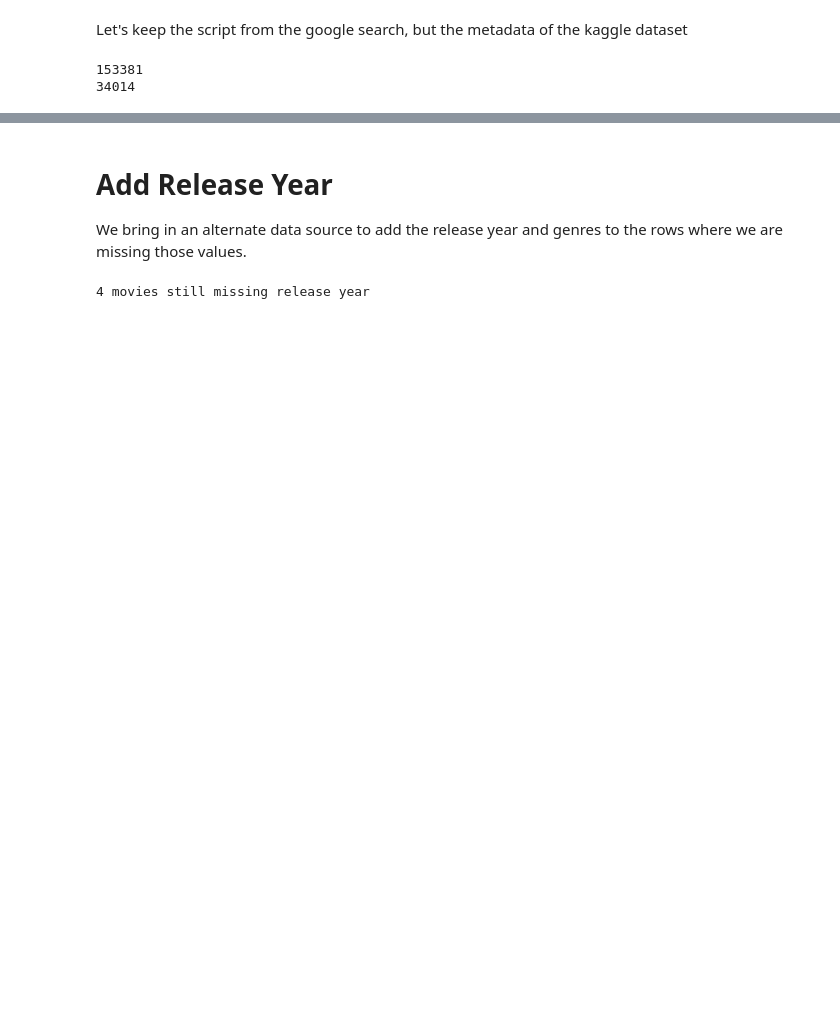
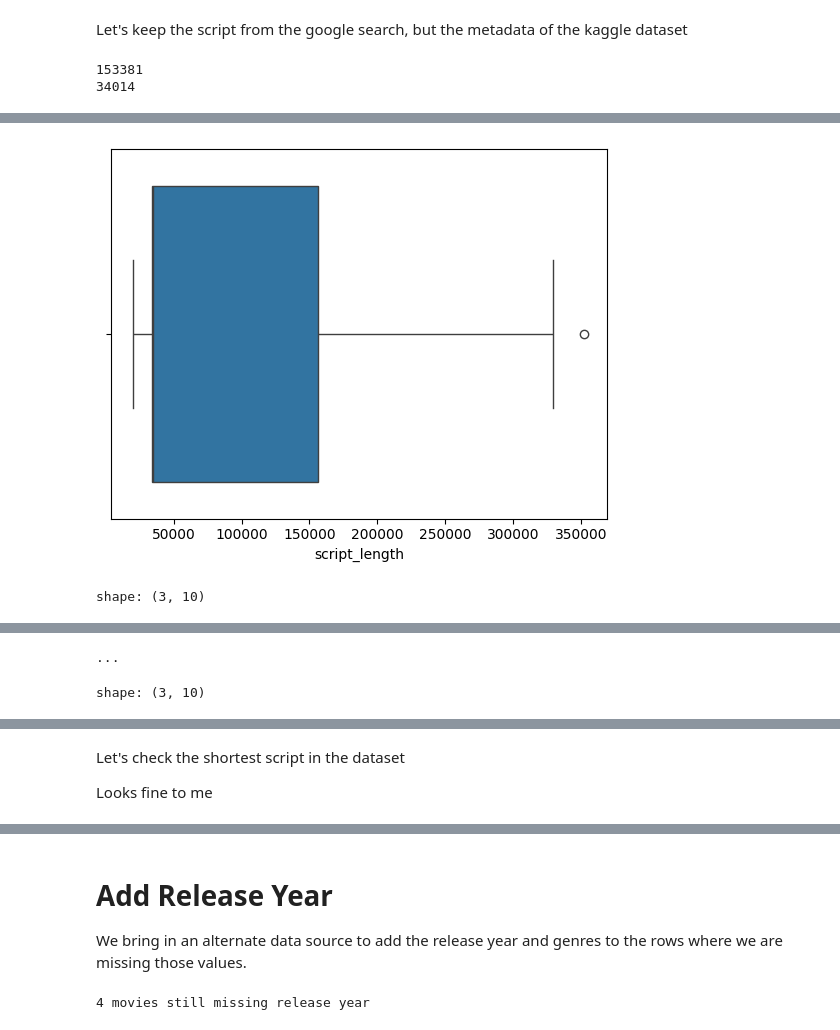
Before and after one commit to award96/Movie-Script-Vector-Search, a Jupyter notebook: add-scripts-to-dataset.ipynb, the cells around one changed output, grey strips where cells are left out. Cells and saved outputs as stored; diff of their text form; code cells hidden in the pictures; blank space fills up the shorter version.

```diff
--- a/add-scripts-to-dataset.ipynb
+++ b/add-scripts-to-dataset.ipynb
@@ -227,15 +71,0 @@ Counter({'.': 9322,
-# %%
-rare_chars_regex = r'[^A-Za-zÀ-ÖØ-öø-ÿ0-9\s\.\,\;\'\"\-\_\(\)]'
-
-add = add.with_columns(
-    pl.col("script").str.count_matches(rare_chars_regex)
-    .alias("number_rare_chars")
-)
-
-sns.boxplot(
-    x = add["number_rare_chars"]
-)
-plt.show()
-
-add.with_row_index().sort("number_rare_chars", descending=True)\
-    .head()
@@ -340,10 +111,7 @@ df_dropped = df.drop(pl.col(
     dataset = pl.lit("https://www.kaggle.com/datasets/prasad22/the-internet-movie-script-dataset")
 )
 add_out = add.drop(pl.col(
-    "filepath",
-    "script_length",
-    "number_non_alphanumeric_chars",
-    "number_rare_chars"
+    "filepath"
 )).with_columns(
     writers = pl.lit(None).cast(pl.String),
     genre = pl.lit(None).cast(pl.String),
@@ -398,0 +173,20 @@ dfout = dfout.filter(pl.col("index") != 21).drop(pl.col("index")).with_row_index
+# %%
+# is the script a strange length?
+dfout = dfout.with_columns(
+    pl.col("script").str.len_chars().alias("script_length")
+)
+sns.boxplot(
+    x = dfout["script_length"]
+)
+plt.show()
+
+display(
+    dfout.sort("script_length").head(3)
+)
+print("...")
+display(
+    dfout.sort("script_length").tail(3)
+)
+# %% [output]
+[figure, added]
+shape: (3, 10)
@@ -398,0 +198,2 @@ dfout = dfout.filter(pl.col("index") != 21).drop(pl.col("index")).with_row_index
+...
+shape: (3, 10)
@@ -398,0 +205,4 @@ dfout = dfout.filter(pl.col("index") != 21).drop(pl.col("index")).with_row_index
+# %% [markdown]
+Let's check the shortest script in the dataset
+
+Looks fine to me
```
Also changed, not shown: parts of 56 cells of this notebook.
